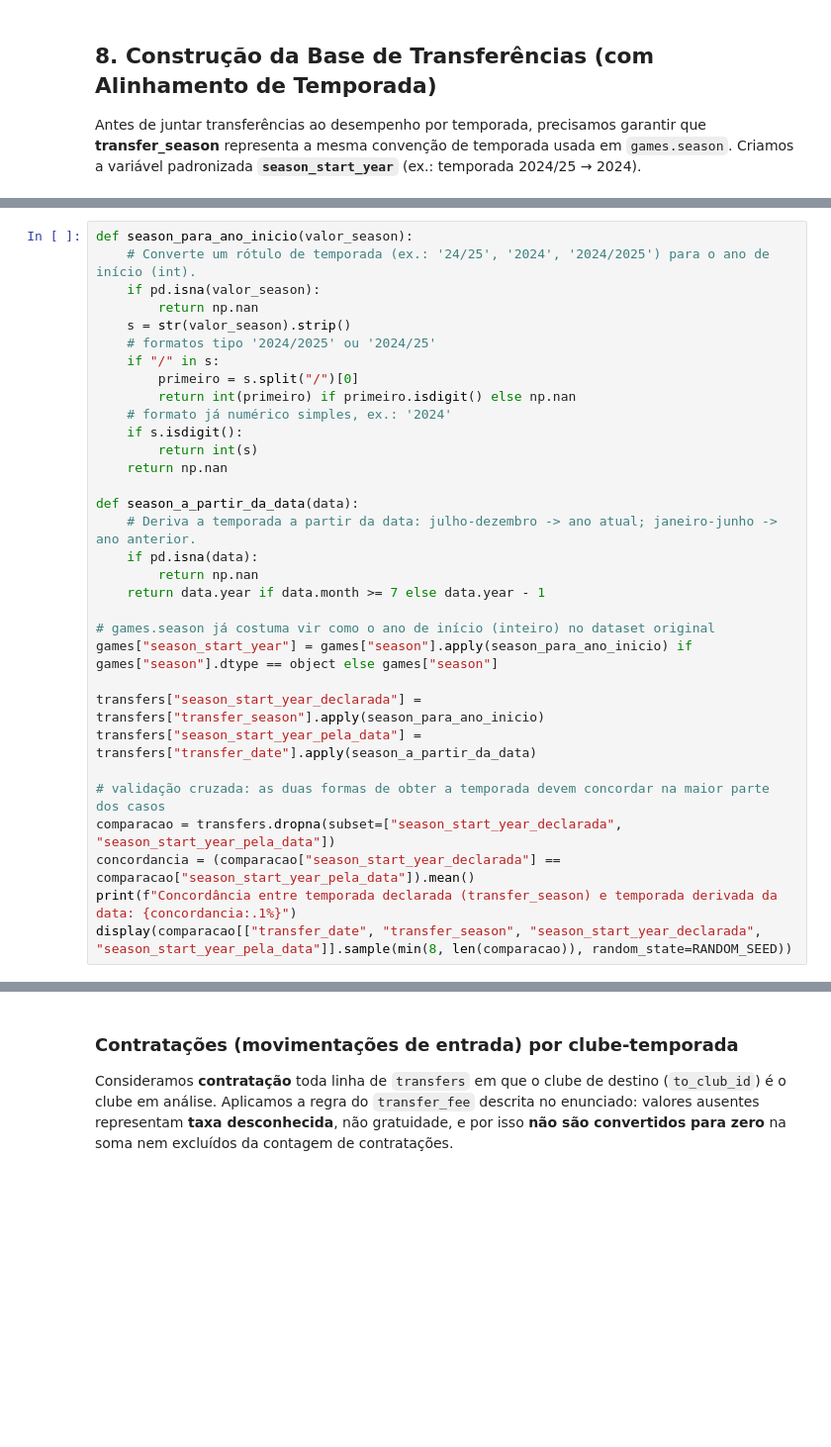
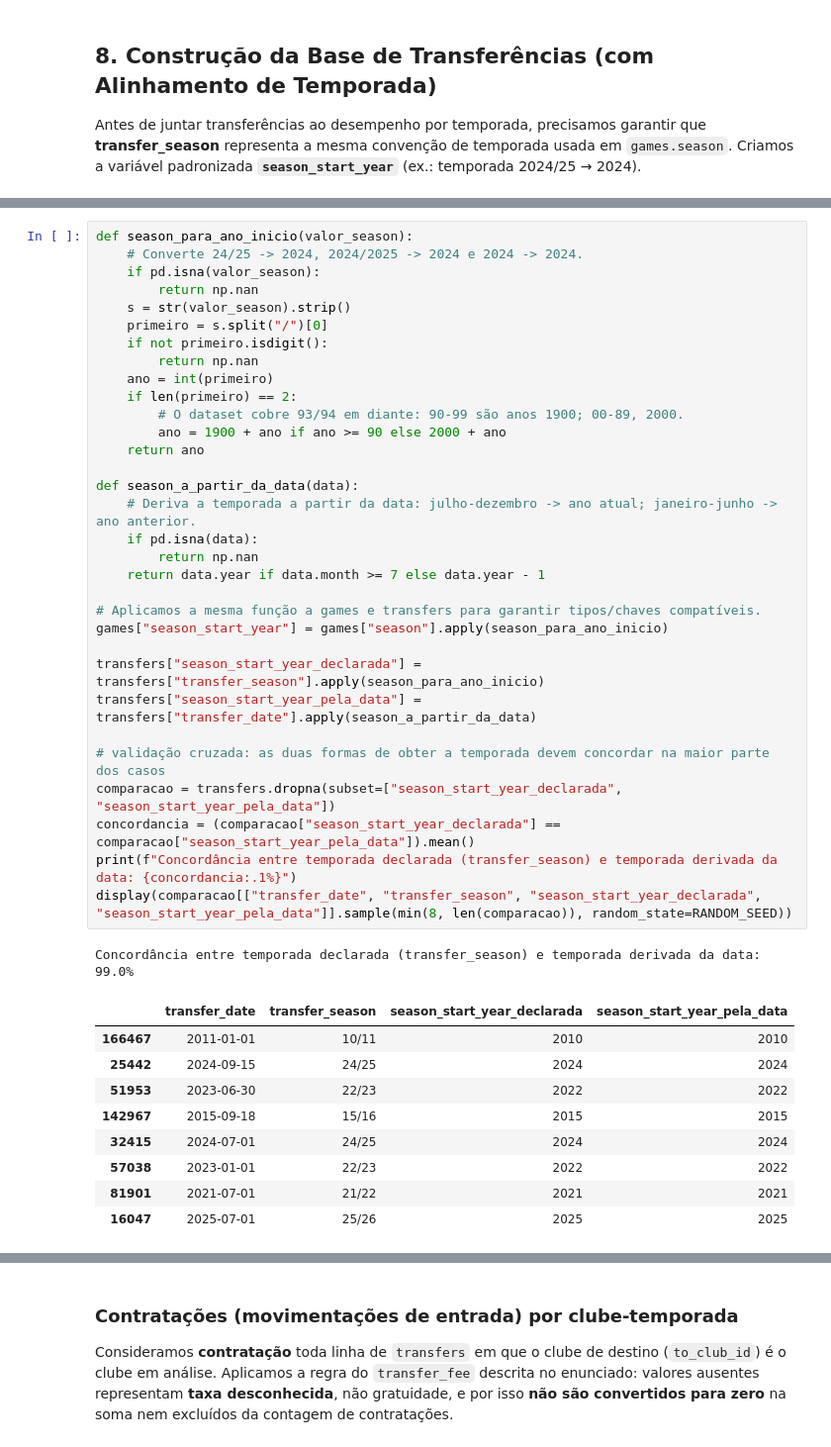
Before and after one commit to Amfgs/projeto-estatistica, a Jupyter notebook: Transferencias_futebol.ipynb, the cells around one changed output, grey strips where cells are left out. Shown at 99% size. Cells and saved outputs as stored; diff of their text form; blank space fills up the shorter version.

```diff
--- a/Transferencias_futebol.ipynb
+++ b/Transferencias_futebol.ipynb
@@ -328,35 +581,46 @@ print("Exemplos de games.season:", games["season"].dropna().unique()[:10])
 # %%
 def season_para_ano_inicio(valor_season):
-    # Converte um rótulo de temporada (ex.: '24/25', '2024', '2024/2025') para o ano de início (int).
+    # Converte 24/25 -> 2024, 2024/2025 -> 2024 e 2024 -> 2024.
     if pd.isna(valor_season):
         return np.nan
     s = str(valor_season).strip()
-    # formatos tipo '2024/2025' ou '2024/25'
-    if "/" in s:
-        primeiro = s.split("/")[0]
-        return int(primeiro) if primeiro.isdigit() else np.nan
-    # formato já numérico simples, ex.: '2024'
-    if s.isdigit():
-        return int(s)
-    return np.nan
+    primeiro = s.split("/")[0]
+    if not primeiro.isdigit():
+        return np.nan
+    ano = int(primeiro)
+    if len(primeiro) == 2:
+        # O dataset cobre 93/94 em diante: 90-99 são anos 1900; 00-89, 2000.
+        ano = 1900 + ano if ano >= 90 else 2000 + ano
+    return ano
 
 def season_a_partir_da_data(data):
     # Deriva a temporada a partir da data: julho-dezembro -> ano atual; janeiro-junho -> ano anterior.
     if pd.isna(data):
         return np.nan
     return data.year if data.month >= 7 else data.year - 1
 
-# games.season já costuma vir como o ano de início (inteiro) no dataset original
-games["season_start_year"] = games["season"].apply(season_para_ano_inicio) if games["season"].dtype == object else games["season"]
+# Aplicamos a mesma função a games e transfers para garantir tipos/chaves compatíveis.
+games["season_start_year"] = games["season"].apply(season_para_ano_inicio)
 
 transfers["season_start_year_declarada"] = transfers["transfer_season"].apply(season_para_ano_inicio)
 transfers["season_start_year_pela_data"] = transfers["transfer_date"].apply(season_a_partir_da_data)
 
 # validação cruzada: as duas formas de obter a temporada devem concordar na maior parte dos casos
 comparacao = transfers.dropna(subset=["season_start_year_declarada", "season_start_year_pela_data"])
 concordancia = (comparacao["season_start_year_declarada"] == comparacao["season_start_year_pela_data"]).mean()
 print(f"Concordância entre temporada declarada (transfer_season) e temporada derivada da data: {concordancia:.1%}")
 display(comparacao[["transfer_date", "transfer_season", "season_start_year_declarada", "season_start_year_pela_data"]].sample(min(8, len(comparacao)), random_state=RANDOM_SEED))
+# %% [output]
+Concordância entre temporada declarada (transfer_season) e temporada derivada da data: 99.0%
+|  | transfer_date | transfer_season | season_start_year_declarada | season_start_year_pela_data |
+| 166467 | 2011-01-01 | 10/11 | 2010 | 2010 |
+| 25442 | 2024-09-15 | 24/25 | 2024 | 2024 |
+| 51953 | 2023-06-30 | 22/23 | 2022 | 2022 |
+| 142967 | 2015-09-18 | 15/16 | 2015 | 2015 |
+| 32415 | 2024-07-01 | 24/25 | 2024 | 2024 |
+| 57038 | 2023-01-01 | 22/23 | 2022 | 2022 |
+| 81901 | 2021-07-01 | 21/22 | 2021 | 2021 |
+| 16047 | 2025-07-01 | 25/26 | 2025 | 2025 |
 # %%
 # Usamos a temporada DECLARADA (transfer_season) como fonte principal, pois é a informação
 # fornecida diretamente pelo Transfermarkt; usamos a temporada pela data apenas como fallback
```
Also changed, not shown: parts of 48 cells of this notebook, 2 other files.
